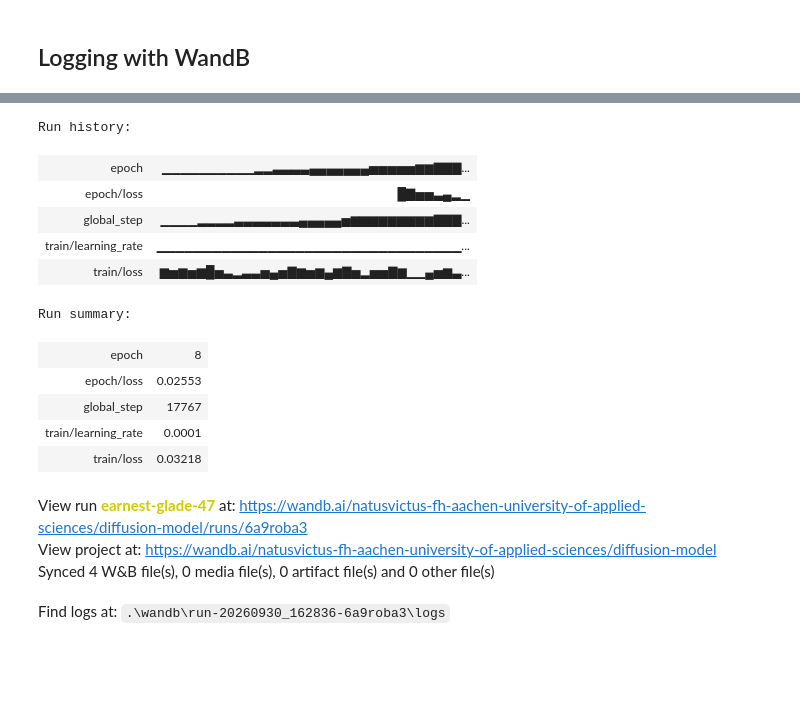
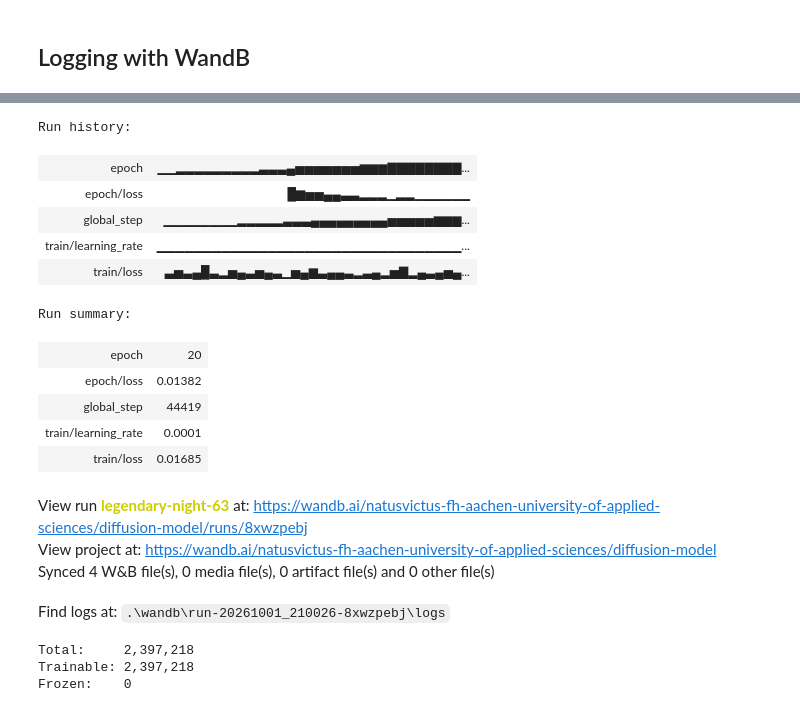
Before and after one commit to NV717/Master_Thesis_EWI_2026, a Jupyter notebook: 4_Diffusion/diffusion1D.ipynb, the cells around one changed output, grey strips where cells are left out. Drawn from its saved outputs; the diff is of its cells as text; code cells hidden in the pictures; blank space fills up the shorter version.

```diff
--- a/4_Diffusion/diffusion1D.ipynb
+++ b/4_Diffusion/diffusion1D.ipynb
@@ -24,5 +24,5 @@ from ema_pytorch import EMA
 # %% [markdown]
 ## Move and Prepare Data
 # %%
-manifest = pd.read_parquet(r"../Ch_1_Data_Preparation/manifest.parquet")
-manifest["sum_n_persons"] = manifest["n_persons"].apply(sum)
+manifest = pd.read_csv(r"../Ch_1_Data_Preparation/manifest.csv")
+#manifest["sum_n_persons"] = manifest["n_persons"].apply(sum)
@@ -110,7 +164,7 @@ for col, categories in zip(
 means, stds = calc_mean_std(train_files,ALL_COLS,resolution=None, aggregation=TS_AGG)
 save_stats("stats_1min.npz", cols=ALL_COLS, res=None, mean=means, std=stds)
 stats = load_stats("stats_1min.npz")
-target_mean, target_std = select_stats(stats, TARGET_COLS, zero_cols="Hot Water Load")
+target_mean, target_std = select_stats(stats, TARGET_COLS, zero_cols=["Hot Water Load"])
 condition_mean, condition_std = select_stats(stats, DYNAMIC_COND_COLS)
 # %%
 condition_mean
@@ -720,23 +829,26 @@ def p_losses(denoise_model, x_start, t, static_cat, static_cont, static_bool, no
 #     lo = min(lo, x.min().item())
 #     hi = max(hi, x.max().item())
 # print(lo, hi)
-lo, hi = float("inf"), float("-inf")
-for batch in train_dataloader:          # one epoch, no grad needed
+lo = torch.full((len(TARGET_COLS),), float("inf"))
+hi = torch.full((len(TARGET_COLS),), float("-inf"))
+
+for batch in train_dataloader:
     x = batch["target"]
-    lo = min(lo, x.min().item())
-    hi = max(hi, x.max().item())
-print(lo, hi)
-X0_MIN, X0_MAX = lo, hi     # from the pass above
+    lo = torch.minimum(lo, x.amin(dim=(0, 2)))
+    hi = torch.maximum(hi, x.amax(dim=(0, 2)))
+
+X0_MIN = lo.view(1, -1, 1)
+X0_MAX = hi.view(1, -1, 1)
 
 @torch.inference_mode()
-def p_sample(model, x, t, t_index,static_cat, static_cont, static_bool, clip_denoised=True):
-    pred_noise = model(x, t, static_cat, static_cont, static_bool)
+def p_sample(model, x, t, t_index,static_cat, static_cont, static_bool, dyn=None,clip_denoised=True):
+    pred_noise = model(x, t, static_cat, static_cont, static_bool, dyn)
 
     # predict x0 from x_t and the predicted noise
     x0 = (extract(sqrt_recip_alphas_cumprod, t, x.shape) * x
           - extract(sqrt_recipm1_alphas_cumprod, t, x.shape) * pred_noise)
     if clip_denoised:
-        x0 = x0.clamp(X0_MIN, X0_MAX)
+        x0 = torch.clamp(x0, X0_MIN.to(x.device), X0_MAX.to(x.device))
 
     # posterior mean q(x_{t-1} | x_t, x0)
     model_mean = (extract(posterior_mean_coef1, t, x.shape) * x0
@@ -748,7 +860,7 @@ def p_sample(model, x, t, t_index,static_cat, static_cont, static_bool, clip_den
     return model_mean + torch.sqrt(extract(posterior_variance, t, x.shape)) * noise
 
 @torch.inference_mode()
-def p_sample_loop(model, shape, static_cat, static_cont, static_bool):
+def p_sample_loop(model, shape, static_cat, static_cont, static_bool, dyn=None): # toDo rename image variable since its 1D now
     device = next(model.parameters()).device
     b = shape[0]
     img = torch.randn(shape, device=device)
@@ -756,17 +868,18 @@ def p_sample_loop(model, shape, static_cat, static_cont, static_bool):
 
     for i in tqdm(reversed(range(0, timesteps)), desc='sampling loop time step', total=timesteps):
         t = torch.full((b,), i, device=device, dtype=torch.long)
-        img = p_sample(model, img, t, i, static_cat, static_cont, static_bool)
+        img = p_sample(model, img, t, i, static_cat, static_cont, static_bool, dyn)
         imgs.append(img.cpu().numpy())
     return imgs
 
 
 @torch.inference_mode()
-def sample1d(model, sequence_length, batch_size, channels, static_cat, static_cont, static_bool):
+def sample1d(model, sequence_length, batch_size, channels, static_cat, static_cont, static_bool, dyn=None):
     return p_sample_loop(
         model,
         shape=(batch_size, channels, sequence_length),
         static_cat=static_cat,
         static_cont=static_cont,
         static_bool=static_bool,
+        dyn= dyn
     )
@@ -792,12 +912,13 @@ from torch.optim import Adam
 device = "cuda" if torch.cuda.is_available() else "cpu"
 
 model = Unet1D(
-    dim=32,
-    channels=1,
+    dim=64,
+    channels=2,
     dim_mults=(1, 2, 4),
     cat_cardinalities=cat_cardinalities,
     n_cont=n_cont,
     n_bool=n_bool,
+    n_dyn_con_cols=N_DY_CON_COLS
 ).to(device)
 
 optimizer = Adam(model.parameters(), lr=1e-4)
@@ -836,7 +957,7 @@ View run at https://wandb.ai/natusvictus-fh-aachen-university-of-applied-science
 # %%
 #model.load_state_dict(torch.load("model.pth"))
 # %%
-epochs = 8
+epochs = 20
 global_step = 0
 for epoch in tqdm(range(epochs)):
 
@@ -847,6 +968,7 @@ for epoch in tqdm(range(epochs)):
 
     for step, batch in enumerate(train_dataloader):
         x = batch["target"].to(device)
+        dyn = batch["condition"].to(device)
         static_cat = batch["static_cat"].to(device)
         static_cont = batch["static_cont"].to(device)
         static_bool = batch["static_bool"].to(device)
@@ -856,7 +978,7 @@ for epoch in tqdm(range(epochs)):
         t = torch.randint(0, timesteps, (x.shape[0],), device=device).long()
 
         loss = p_losses(
-            model, x, t, static_cat, static_cont, static_bool,
+            model, x, t, static_cat, static_cont, static_bool, dyn=dyn,
             loss_type="huber",
         )
 
@@ -913,17 +1035,17 @@ Epoch 8: loss=0.0255
 [interactive output not drawn]
 Run history:
-| epoch | ▁▁▁▁▁▁▁▁▁▁▂▂▃▃▃▃▄▄▄▄▄▄▄▅▅▅▅▅▆▆▇▇▇... |
-| epoch/loss | █▇▅▅▃▄▂▁ |
-| global_step | ▁▁▁▁▂▂▂▂▃▃▃▃▃▃▃▄▄▄▄▄▅▆▆▆▆▆▆▆▆▆▇▇▇... |
+| epoch | ▁▁▂▂▂▂▂▂▂▂▂▃▃▃▄▅▅▅▅▅▅▅▆▆▆▇▇▇▇▇▇▇▇... |
+| epoch/loss | █▆▅▅▄▄▃▃▂▂▂▁▂▂▁▁▁▁▁▁ |
+| global_step | ▁▁▁▁▁▁▁▁▂▂▂▂▂▃▃▃▄▄▄▄▄▄▄▄▄▅▅▅▅▅▆▆▆... |
 | train/learning_rate | ▁▁▁▁▁▁▁▁▁▁▁▁▁▁▁▁▁▁▁▁▁▁▁▁▁▁▁▁▁▁▁▁▁... |
-| train/loss | ▆▅▆▅▆█▅▃▂▃▃▅▄▅▇▆▅▆▄▆▇▅▂▅▅▇▆▁▁▄▅▆▃... |
+| train/loss | ▃▅▃▄█▃▂▅▄▃▅▄▃▁▅▄▆▃▄▄▃▂▃▄▂▅▇▂▄▃▄▅▄... |
 Run summary:
-| epoch | 8 |
-| epoch/loss | 0.02553 |
-| global_step | 17767 |
+| epoch | 20 |
+| epoch/loss | 0.01382 |
+| global_step | 44419 |
 | train/learning_rate | 0.0001 |
-| train/loss | 0.03218 |
+| train/loss | 0.01685 |
-View run earnest-glade-47 at: https://wandb.ai/natusvictus-fh-aachen-university-of-applied-sciences/diffusion-model/runs/6a9roba3
+View run legendary-night-63 at: https://wandb.ai/natusvictus-fh-aachen-university-of-applied-sciences/diffusion-model/runs/8xwzpebj
 View project at: https://wandb.ai/natusvictus-fh-aachen-university-of-applied-sciences/diffusion-model
 Synced 4 W&B file(s), 0 media file(s), 0 artifact file(s) and 0 other file(s)
-Find logs at: .\wandb\run-20260930_162836-6a9roba3\logs
+Find logs at: .\wandb\run-20261001_210026-8xwzpebj\logs
@@ -930 +1054,12 @@ Find logs at: .\wandb\run-20260930_162836-6a9roba3\logs
+# %%
+total = sum(p.numel() for p in model.parameters())
+trainable = sum(p.numel() for p in model.parameters() if p.requires_grad)
+
+print(f"Total:     {total:,}")
+print(f"Trainable: {trainable:,}")
+print(f"Frozen:    {total - trainable:,}")
+# %% [output]
+Total:     2,397,218
+Trainable: 2,397,218
+Frozen:    0
 # %%
```
Also changed, not shown: parts of 38 cells of this notebook, 2 other files.
